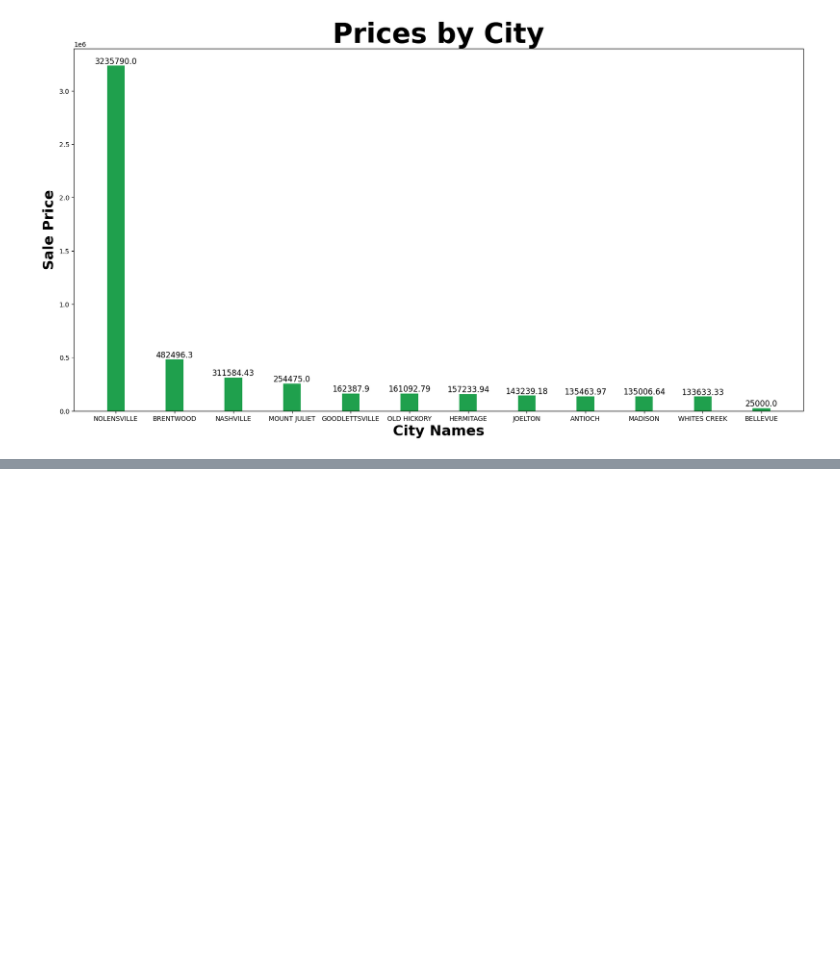
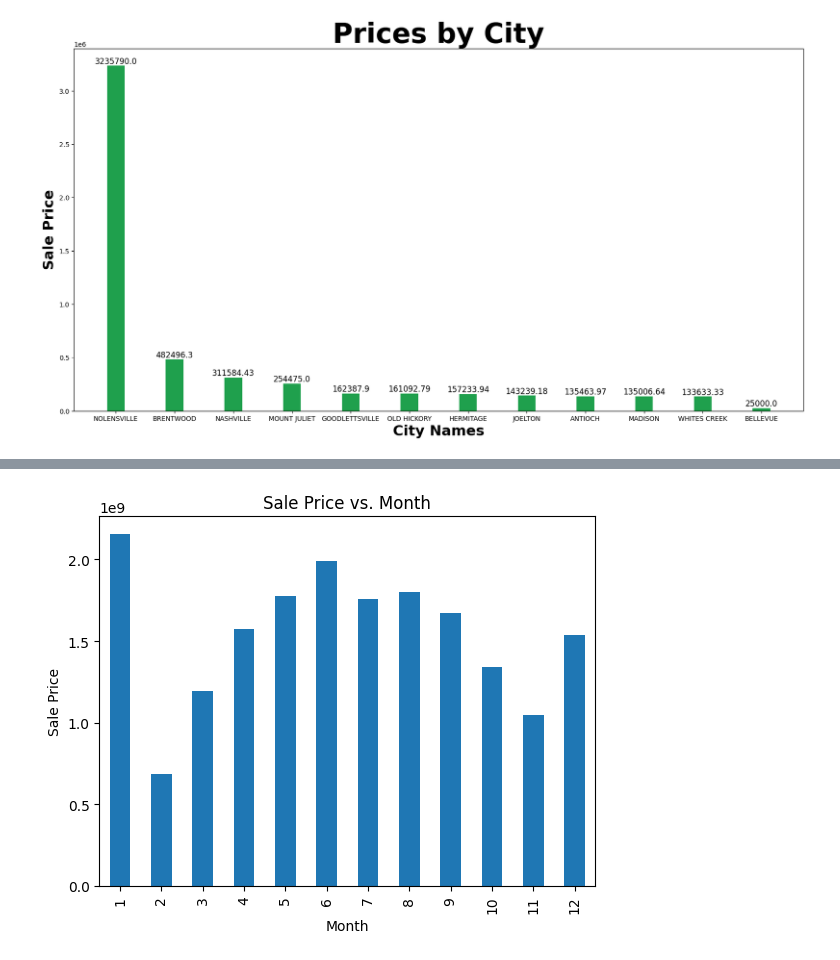
Before and after one commit to msorrell3/pythonCollaboration, a Jupyter notebook: pythonCollab.ipynb, the cells around one changed output, grey strips where cells are left out. Saved outputs shown, nothing was run; the diff lists cells and outputs as text; code cells hidden in the pictures; blank space fills up the shorter version.

```diff
--- a/pythonCollab.ipynb
+++ b/pythonCollab.ipynb
@@ -99,0 +217,5 @@ plt.show()
+# %%
+df['Month']=df['Sale Date'].str[5:7]
+df['Month']=df['Month'].astype('int32')
+df.head()
+#added a new column month
@@ -99,0 +241,3 @@ plt.show()
+# %%
+df.drop(['Unnamed: 0.1', 'Unnamed: 0'], axis=1,inplace=True)
+#dropped useless columns
@@ -99,0 +268,11 @@ plt.show()
+# %%
+df.groupby('Month')['Sale Price'].sum().plot(kind='bar')
+plt.xlabel('Month')
+plt.ylabel('Sale Price')
+plt.title('Sale Price vs. Month')
+plt.show()
+
+#0.5 is 500 mill
+#hi Arin
+# %% [output]
+[figure, added]
```
Also changed, not shown: parts of 22 cells of this notebook.
